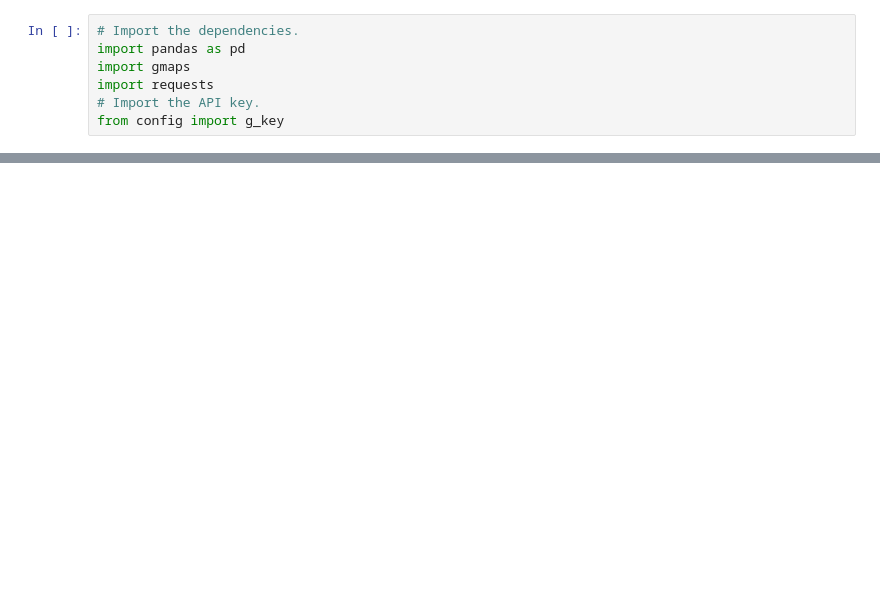
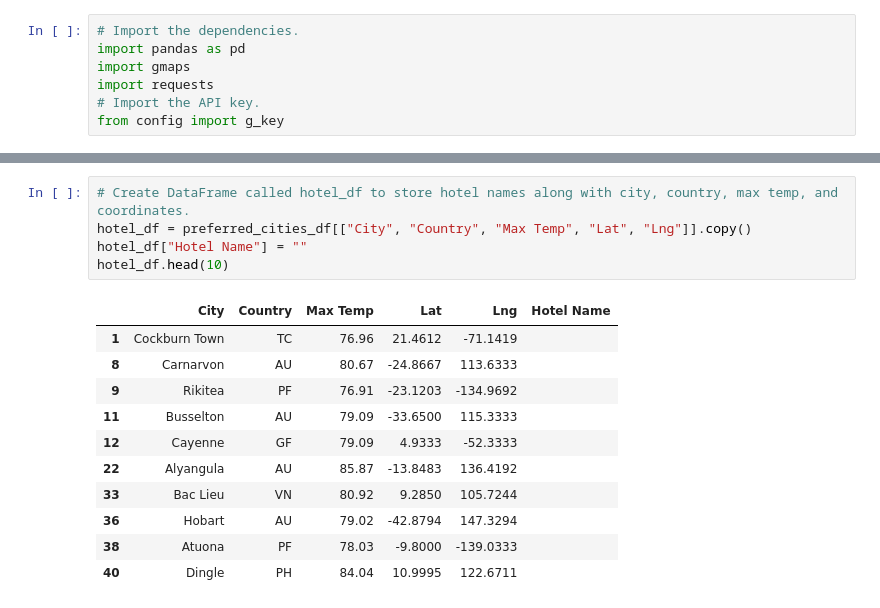
Before and after one commit to jarney99/World_Weather_Analysis, a Jupyter notebook: VacationPy.ipynb, the cells around one changed output, grey strips where cells are left out. Drawn from its saved outputs; the diff is of its cells as text; blank space fills up the shorter version.

```diff
--- a/VacationPy.ipynb
+++ b/VacationPy.ipynb
@@ -29,0 +117,17 @@ city_data_df.head()
+# %%
+# Create DataFrame called hotel_df to store hotel names along with city, country, max temp, and coordinates.
+hotel_df = preferred_cities_df[["City", "Country", "Max Temp", "Lat", "Lng"]].copy()
+hotel_df["Hotel Name"] = ""
+hotel_df.head(10)
+# %% [output]
+|  | City | Country | Max Temp | Lat | Lng | Hotel Name |
+| 1 | Cockburn Town | TC | 76.96 | 21.4612 | -71.1419 |  |
+| 8 | Carnarvon | AU | 80.67 | -24.8667 | 113.6333 |  |
+| 9 | Rikitea | PF | 76.91 | -23.1203 | -134.9692 |  |
+| 11 | Busselton | AU | 79.09 | -33.6500 | 115.3333 |  |
+| 12 | Cayenne | GF | 79.09 | 4.9333 | -52.3333 |  |
+| 22 | Alyangula | AU | 85.87 | -13.8483 | 136.4192 |  |
+| 33 | Bac Lieu | VN | 80.92 | 9.2850 | 105.7244 |  |
+| 36 | Hobart | AU | 79.02 | -42.8794 | 147.3294 |  |
+| 38 | Atuona | PF | 78.03 | -9.8000 | -139.0333 |  |
+| 40 | Dingle | PH | 84.04 | 10.9995 | 122.6711 |  |
```
Also changed, not shown: parts of 14 cells of this notebook.
